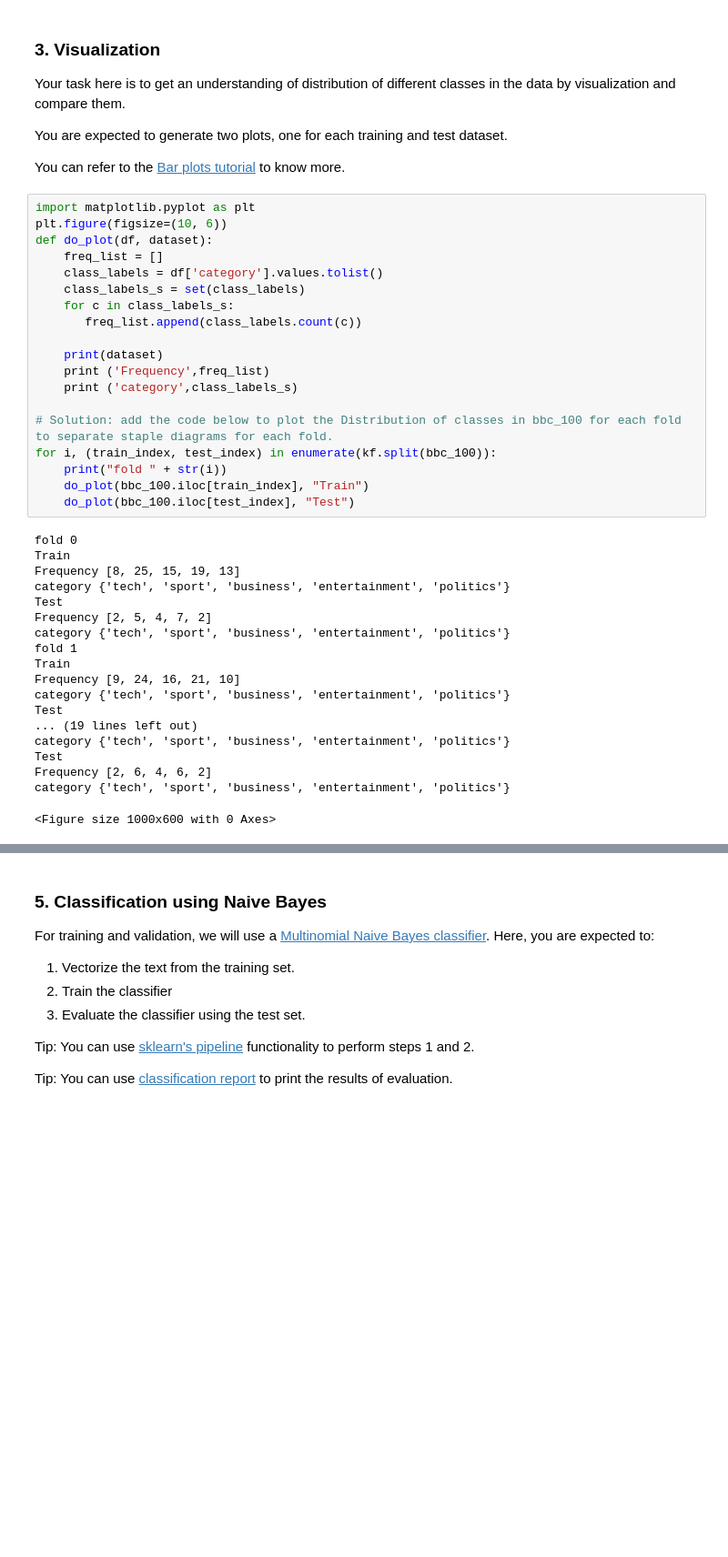
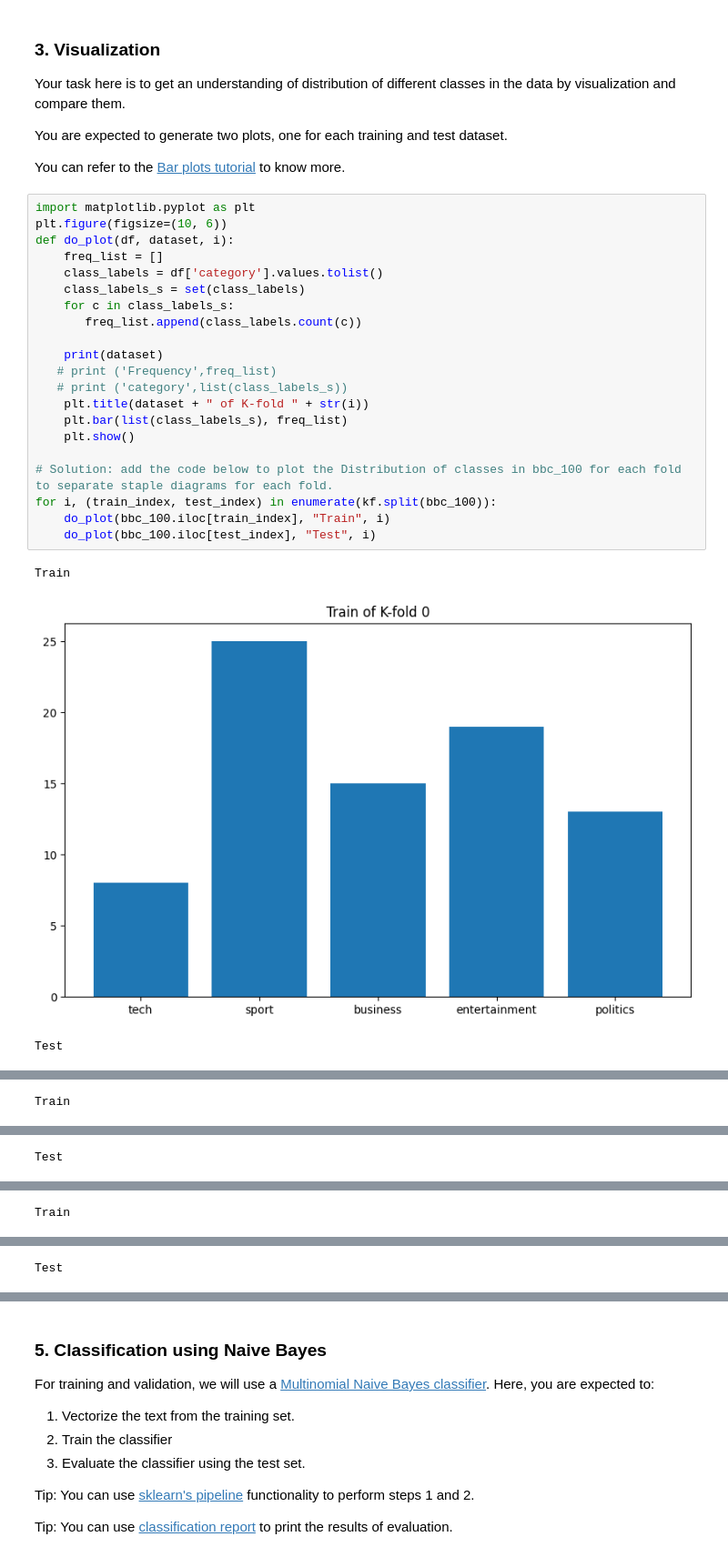
Before and after one commit to MalinYamato/JanusCapture, a Jupyter notebook: Text_classification_Lab.ipynb, the cells around one changed output, grey strips where cells are left out. Shown at 91% size. Saved outputs shown, nothing was run; the diff lists cells and outputs as text; blank space fills up the shorter version.

```diff
--- a/Text_classification_Lab.ipynb
+++ b/Text_classification_Lab.ipynb
@@ -107,38 +107,25 @@ You can refer to the [Bar plots tutorial](https://pythonguides.com/matplotlib-pl
 # %%
 import matplotlib.pyplot as plt
 plt.figure(figsize=(10, 6))
-def do_plot(df, dataset):
+def do_plot(df, dataset, i):
     freq_list = []
     class_labels = df['category'].values.tolist()
     class_labels_s = set(class_labels)
     for c in class_labels_s:
        freq_list.append(class_labels.count(c))
 
     print(dataset)
-    print ('Frequency',freq_list)
-    print ('category',class_labels_s)
+   # print ('Frequency',freq_list)
+   # print ('category',list(class_labels_s))
+    plt.title(dataset + " of K-fold " + str(i))
+    plt.bar(list(class_labels_s), freq_list)
+    plt.show()
 
 # Solution: add the code below to plot the Distribution of classes in bbc_100 for each fold to separate staple diagrams for each fold.
 for i, (train_index, test_index) in enumerate(kf.split(bbc_100)):
-    print("fold " + str(i))
-    do_plot(bbc_100.iloc[train_index], "Train")
-    do_plot(bbc_100.iloc[test_index], "Test")
+    do_plot(bbc_100.iloc[train_index], "Train", i)
+    do_plot(bbc_100.iloc[test_index], "Test", i)
 # %% [output]
-fold 0
 Train
-Frequency [8, 25, 15, 19, 13]
-category {'tech', 'sport', 'business', 'entertainment', 'politics'}
-Test
-Frequency [2, 5, 4, 7, 2]
-category {'tech', 'sport', 'business', 'entertainment', 'politics'}
-fold 1
-Train
-Frequency [9, 24, 16, 21, 10]
-category {'tech', 'sport', 'business', 'entertainment', 'politics'}
-Test
-... (19 lines left out)
-category {'tech', 'sport', 'business', 'entertainment', 'politics'}
-Test
-Frequency [2, 6, 4, 6, 2]
-category {'tech', 'sport', 'business', 'entertainment', 'politics'}
+[figure, added]
-<Figure size 1000x600 with 0 Axes>
+Test
@@ -144,0 +133 @@ category {'tech', 'sport', 'business', 'entertainment', 'politics'}
+Train
@@ -144,0 +135 @@ category {'tech', 'sport', 'business', 'entertainment', 'politics'}
+Test
@@ -144,0 +137 @@ category {'tech', 'sport', 'business', 'entertainment', 'politics'}
+Train
@@ -144,0 +139 @@ category {'tech', 'sport', 'business', 'entertainment', 'politics'}
+Test
```
Also changed, not shown: parts of 1 cell of this notebook.
